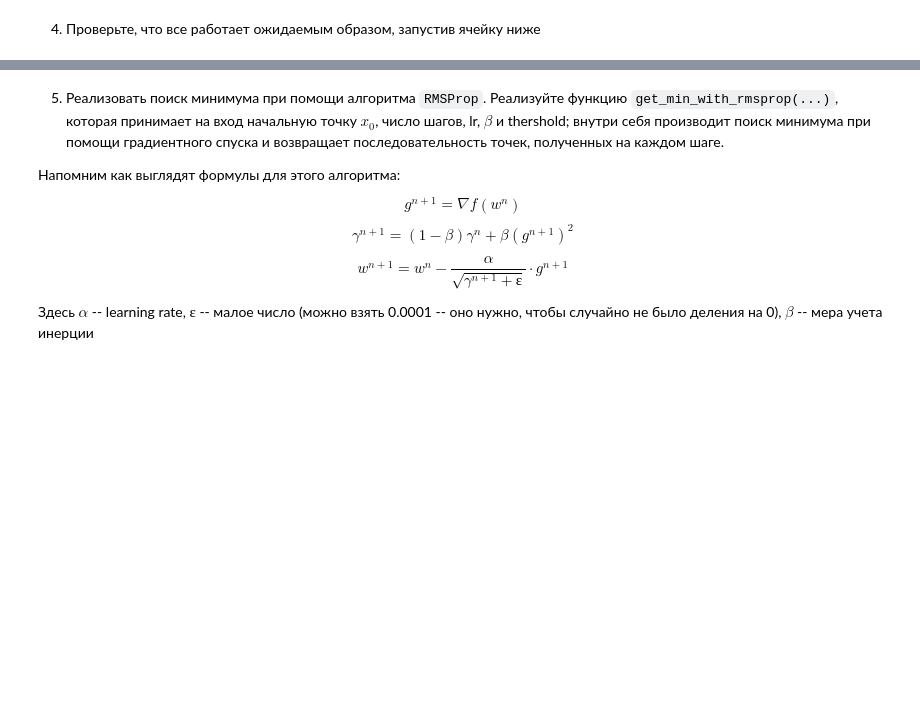
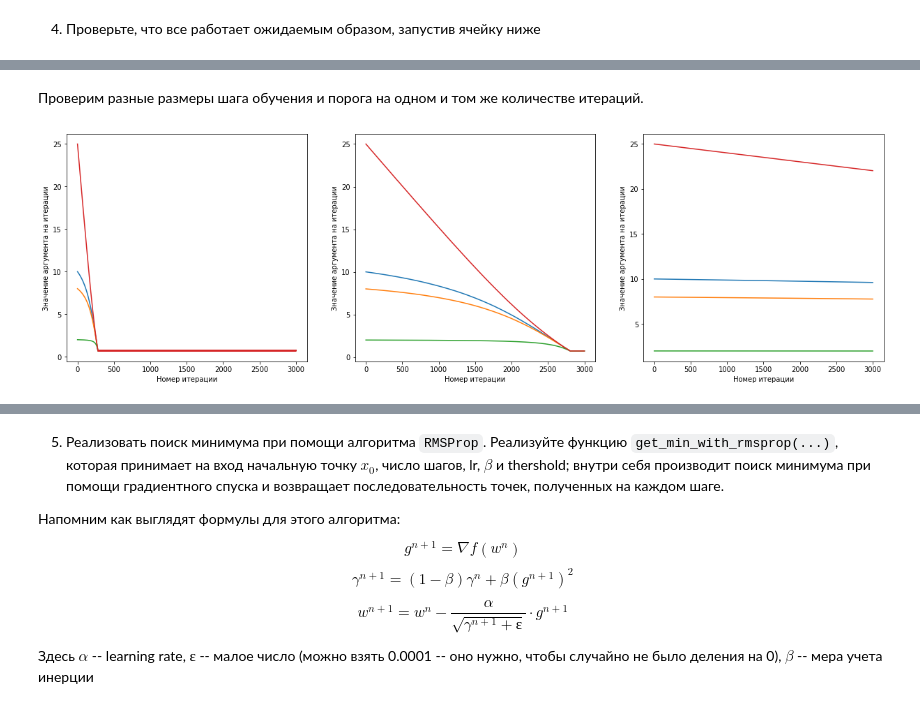
Before and after one commit to Dimildizio/DS_course, a Jupyter notebook: gradient-descent/HomeWork3_Optimization.ipynb, the cells around one changed output, grey strips where cells are left out. Saved outputs shown, nothing was run; the diff lists cells and outputs as text; code cells hidden in the pictures; blank space fills up the shorter version.

Commit message:
Add baseline gradient descent and rmsprop

```diff
--- a/gradient-descent/HomeWork3_Optimization.ipynb
+++ b/gradient-descent/HomeWork3_Optimization.ipynb
@@ -14,3 +19,5 @@
+# %%
+derive_me = lambda x: 3 * x**2 * np.log(x) + x**2
 # %% [markdown]
 2. Реализуйте функцию `dy(...)` в ячейке ниже, которая на вход принимает $x_0$, а на выходе возвращает значение производной функции $y(x)$ в точке $x_0$ (то есть $y'(x_0)$).
 # %%
@@ -30,2 +31,34 @@ def get_min_with_gd(...):
+# %%
+def update_rule(weight_vector, gradient, lr):
+  '''Создает правило по которому обновляются значния в сторону минимума
+  В нашем случае это шаг обучения * на производную / эвклидово расстояние
+  текущего градиента по каждой точке что мы передали в начале'''
+  result = lr * gradient / np.linalg.norm(gradient)
+  return result
+# %%
+def get_min_with_gd(x_0, learn_rate=0.001, threshold=0.0001, n_iters=1500):
+    """
+    Реализуйте функцию
+    """
+    #стартовые точки что обновляются в формате [w - update_rule]
+    w = np.array(x_0)
+    #запись каждого шага в формате [шаг1:[точка1.1, ...], шаг2: точка2.1, ...].
+    history = [w]
+
+    #шкала заполнения
+    for num in tqdm(range(n_iters)):
+      #Core magic = derivative+update weights
+      grad = derive_me(w)
+      #обновляем значение параметров. идем по антиградиенту вниз к минимуму
+      w = w - update_rule(w, grad, learn_rate)
+      #пишем значения на этом шаге
+      history.append(w)
+
+      #стоп когда медленно начинает обучаться
+      if np.mean(abs(w - history[-2])) < threshold:
+        print('stop step', w)
+        break
+
+    return np.array(history)
 # %%
 # Запустите поиск минимума с любой точки, например с точки 10
@@ -44,0 +79,14 @@ plt.show()
+# %% [markdown]
+Проверим разные размеры шага обучения и порога на одном и том же количестве итераций.
+# %%
+values = [10, 8, 2, 25]
+fig, ax = plt.subplots(1,3,figsize=(21, 6))
+
+for x in range(3):
+  my_history = get_min_with_gd(values, learn_rate = 10**-(x+1), threshold = 10**-(x+2), n_iters = 3000)
+  ax[x].plot(my_history)
+  ax[x].set_xlabel('Номер итерации')
+  ax[x].set_ylabel('Значение аргумента на итерации')
+plt.show()
+# %% [output]
+[figure, added]
```
Also changed, not shown: parts of 15 cells of this notebook.
